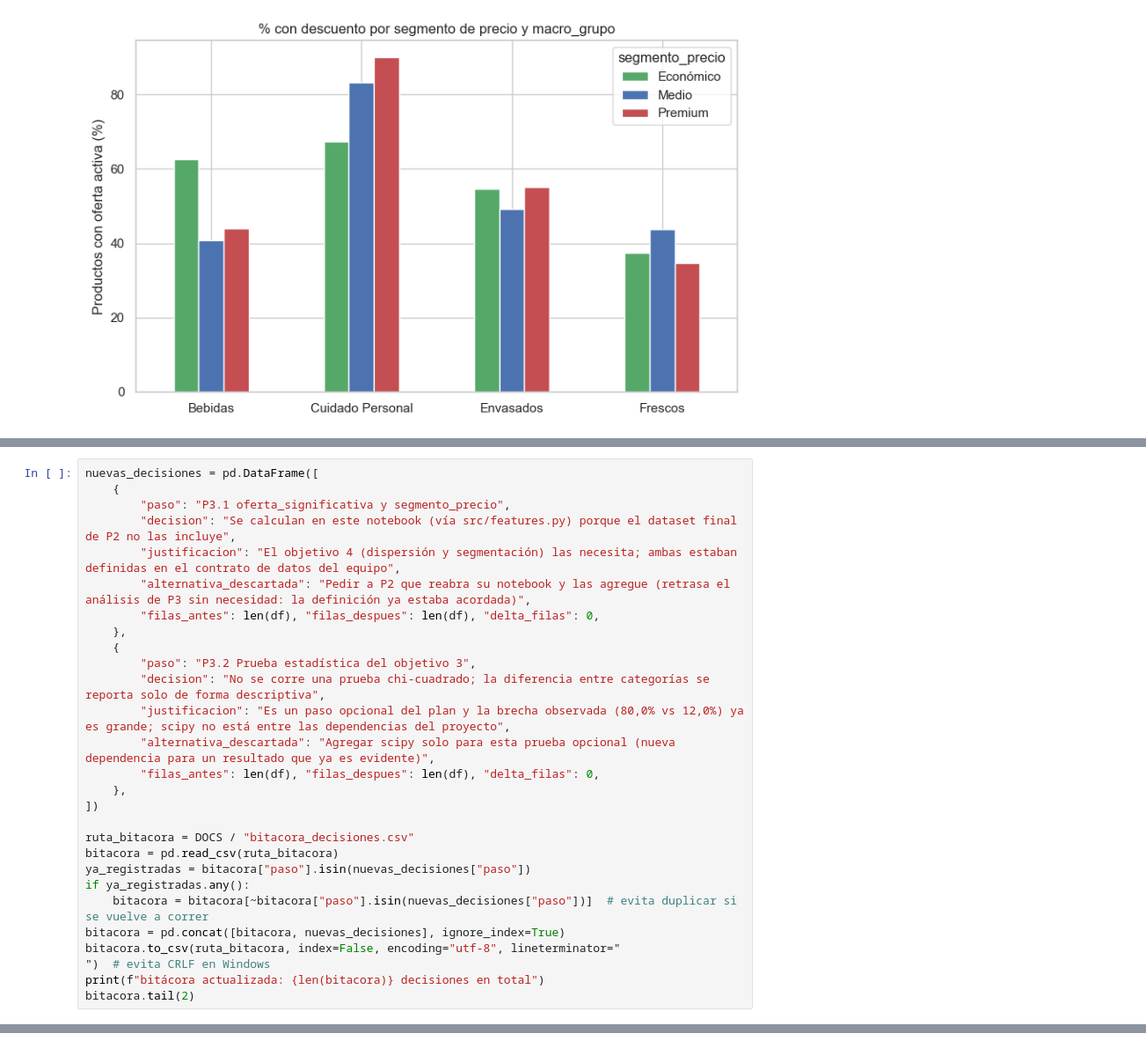
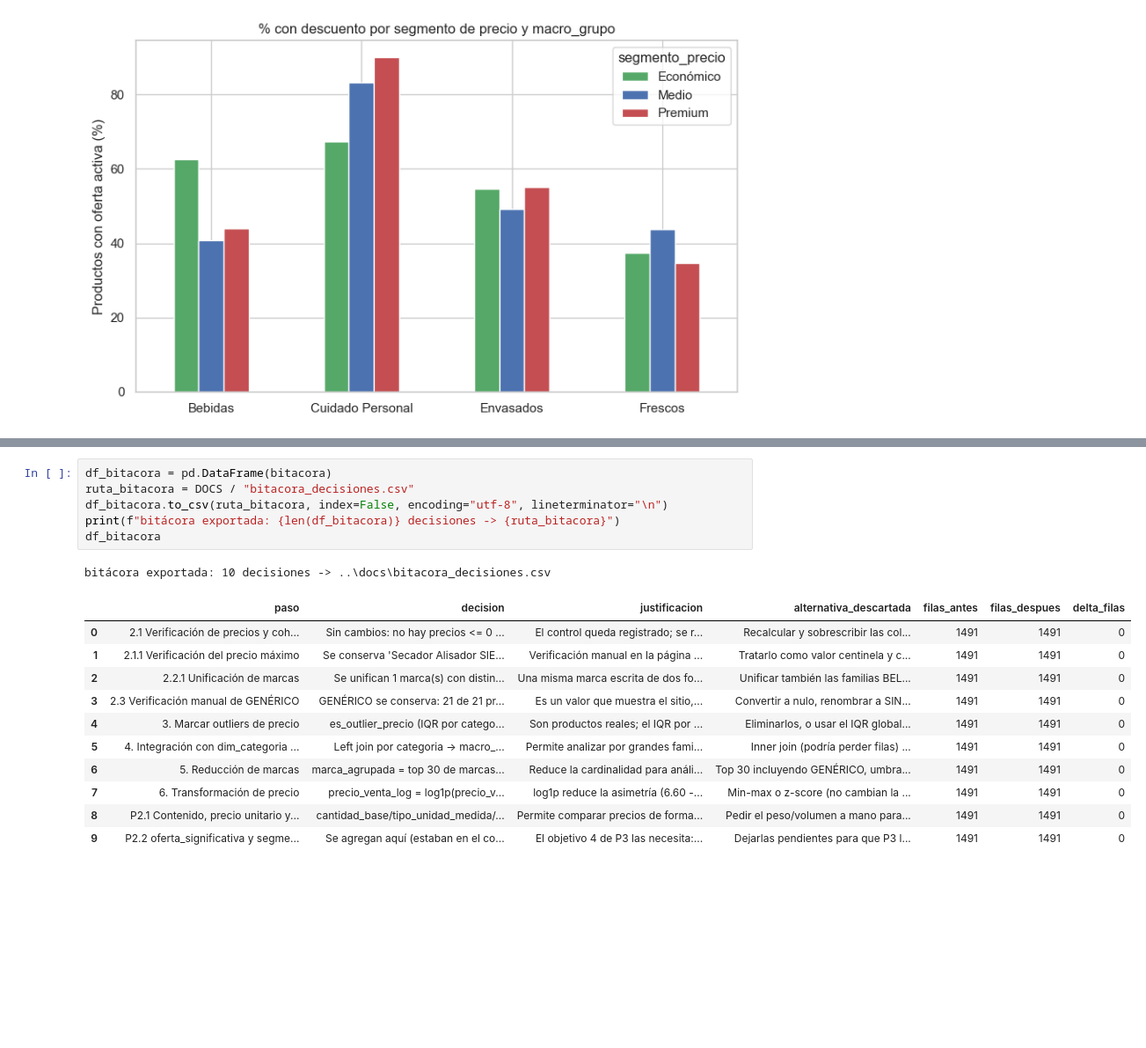
Before and after one commit to DnCuadros23/Proyecto-ACD, a Jupyter notebook: notebooks/Proyecto_Final.ipynb, the cells around one changed output, grey strips where cells are left out. Shown at 88% size. Saved outputs shown, nothing was run; the diff lists cells and outputs as text; blank space fills up the shorter version.

```diff
--- a/notebooks/04_analisis_descuentos_ahorro.ipynb
+++ b/notebooks/Proyecto_Final.ipynb
@@ -294,28 +902,0 @@ Frescos                37.3   43.8     34.6
-# %%
-nuevas_decisiones = pd.DataFrame([
-    {
-        "paso": "P3.1 oferta_significativa y segmento_precio",
-        "decision": "Se calculan en este notebook (vía src/features.py) porque el dataset final de P2 no las incluye",
-        "justificacion": "El objetivo 4 (dispersión y segmentación) las necesita; ambas estaban definidas en el contrato de datos del equipo",
-        "alternativa_descartada": "Pedir a P2 que reabra su notebook y las agregue (retrasa el análisis de P3 sin necesidad: la definición ya estaba acordada)",
-        "filas_antes": len(df), "filas_despues": len(df), "delta_filas": 0,
-    },
-    {
-        "paso": "P3.2 Prueba estadística del objetivo 3",
-        "decision": "No se corre una prueba chi-cuadrado; la diferencia entre categorías se reporta solo de forma descriptiva",
-        "justificacion": "Es un paso opcional del plan y la brecha observada (80,0% vs 12,0%) ya es grande; scipy no está entre las dependencias del proyecto",
-        "alternativa_descartada": "Agregar scipy solo para esta prueba opcional (nueva dependencia para un resultado que ya es evidente)",
-        "filas_antes": len(df), "filas_despues": len(df), "delta_filas": 0,
-    },
-])
-
-ruta_bitacora = DOCS / "bitacora_decisiones.csv"
-bitacora = pd.read_csv(ruta_bitacora)
-ya_registradas = bitacora["paso"].isin(nuevas_decisiones["paso"])
-if ya_registradas.any():
-    bitacora = bitacora[~bitacora["paso"].isin(nuevas_decisiones["paso"])]  # evita duplicar si se vuelve a correr
-bitacora = pd.concat([bitacora, nuevas_decisiones], ignore_index=True)
-bitacora.to_csv(ruta_bitacora, index=False, encoding="utf-8", lineterminator="
-")  # evita CRLF en Windows
-print(f"bitácora actualizada: {len(bitacora)} decisiones en total")
-bitacora.tail(2)
@@ -326,0 +903,19 @@ bitácora actualizada: 11 decisiones en total
+# %%
+df_bitacora = pd.DataFrame(bitacora)
+ruta_bitacora = DOCS / "bitacora_decisiones.csv"
+df_bitacora.to_csv(ruta_bitacora, index=False, encoding="utf-8", lineterminator="\n")
+print(f"bitácora exportada: {len(df_bitacora)} decisiones -> {ruta_bitacora}")
+df_bitacora
+# %% [output]
+bitácora exportada: 10 decisiones -> ..\docs\bitacora_decisiones.csv
+|  | paso | decision | justificacion | alternativa_descartada | filas_antes | filas_despues | delta_filas |
+| 0 | 2.1 Verificación de precios y coh... | Sin cambios: no hay precios <= 0 ... | El control queda registrado; se r... | Recalcular y sobrescribir las col... | 1491 | 1491 | 0 |
+| 1 | 2.1.1 Verificación del precio máximo | Se conserva 'Secador Alisador SIE... | Verificación manual en la página ... | Tratarlo como valor centinela y c... | 1491 | 1491 | 0 |
+| 2 | 2.2.1 Unificación de marcas | Se unifican 1 marca(s) con distin... | Una misma marca escrita de dos fo... | Unificar también las familias BEL... | 1491 | 1491 | 0 |
+| 3 | 2.3 Verificación manual de GENÉRICO | GENÉRICO se conserva: 21 de 21 pr... | Es un valor que muestra el sitio,... | Convertir a nulo, renombrar a SIN... | 1491 | 1491 | 0 |
+| 4 | 3. Marcar outliers de precio | es_outlier_precio (IQR por catego... | Son productos reales; el IQR por ... | Eliminarlos, o usar el IQR global... | 1491 | 1491 | 0 |
+| 5 | 4. Integración con dim_categoria ... | Left join por categoria -> macro_... | Permite analizar por grandes fami... | Inner join (podría perder filas) ... | 1491 | 1491 | 0 |
+| 6 | 5. Reducción de marcas | marca_agrupada = top 30 de marcas... | Reduce la cardinalidad para análi... | Top 30 incluyendo GENÉRICO, umbra... | 1491 | 1491 | 0 |
+| 7 | 6. Transformación de precio | precio_venta_log = log1p(precio_v... | log1p reduce la asimetría (6.60 -... | Min-max o z-score (no cambian la ... | 1491 | 1491 | 0 |
+| 8 | P2.1 Contenido, precio unitario y... | cantidad_base/tipo_unidad_medida/... | Permite comparar precios de forma... | Pedir el peso/volumen a mano para... | 1491 | 1491 | 0 |
+| 9 | P2.2 oferta_significativa y segme... | Se agregan aquí (estaban en el co... | El objetivo 4 de P3 las necesita:... | Dejarlas pendientes para que P3 l... | 1491 | 1491 | 0 |
```
Also changed, not shown: parts of 63 cells of this notebook, 7 other files.
